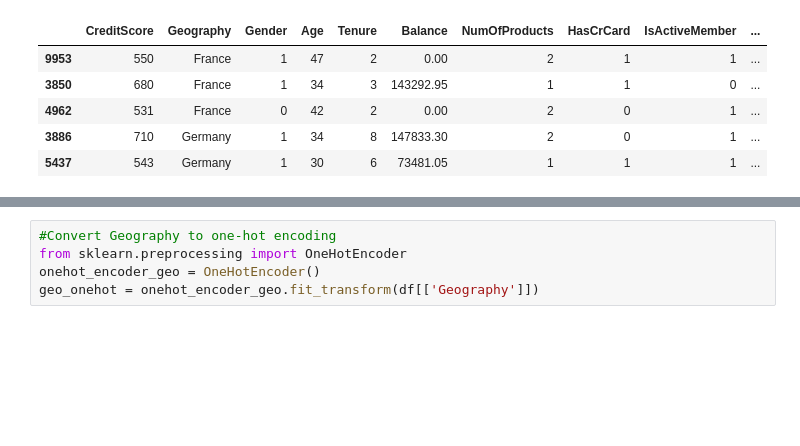
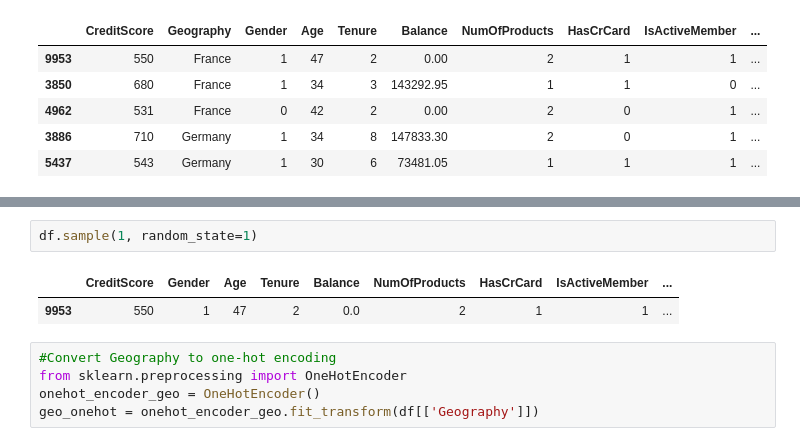
Before and after one commit to singhsourav0/NLP, a Jupyter notebook: Complete_ANN_Project/experiments.ipynb, the cells around one changed output, grey strips where cells are left out. Saved outputs shown, nothing was run; the diff lists cells and outputs as text; blank space fills up the shorter version.

```diff
--- a/Complete_ANN_Project/experiments.ipynb
+++ b/Complete_ANN_Project/experiments.ipynb
@@ -46,3 +53,8 @@ df.sample(5, random_state=1)
+# %%
+df.sample(1, random_state=1)
+# %% [output]
+|  | CreditScore | Gender | Age | Tenure | Balance | NumOfProducts | HasCrCard | IsActiveMember | ... |
+| 9953 | 550 | 1 | 47 | 2 | 0.0 | 2 | 1 | 1 | ... |
 # %%
 #Convert Geography to one-hot encoding
 from sklearn.preprocessing import OneHotEncoder
```
Also changed, not shown: parts of 7 cells of this notebook, 6 other files.
